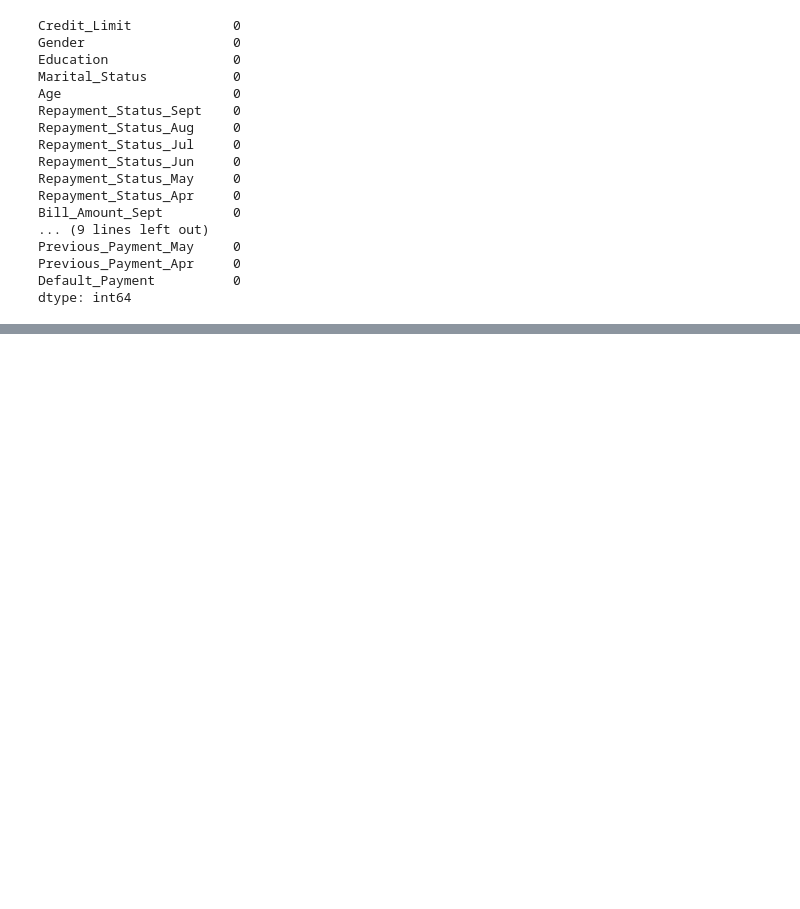
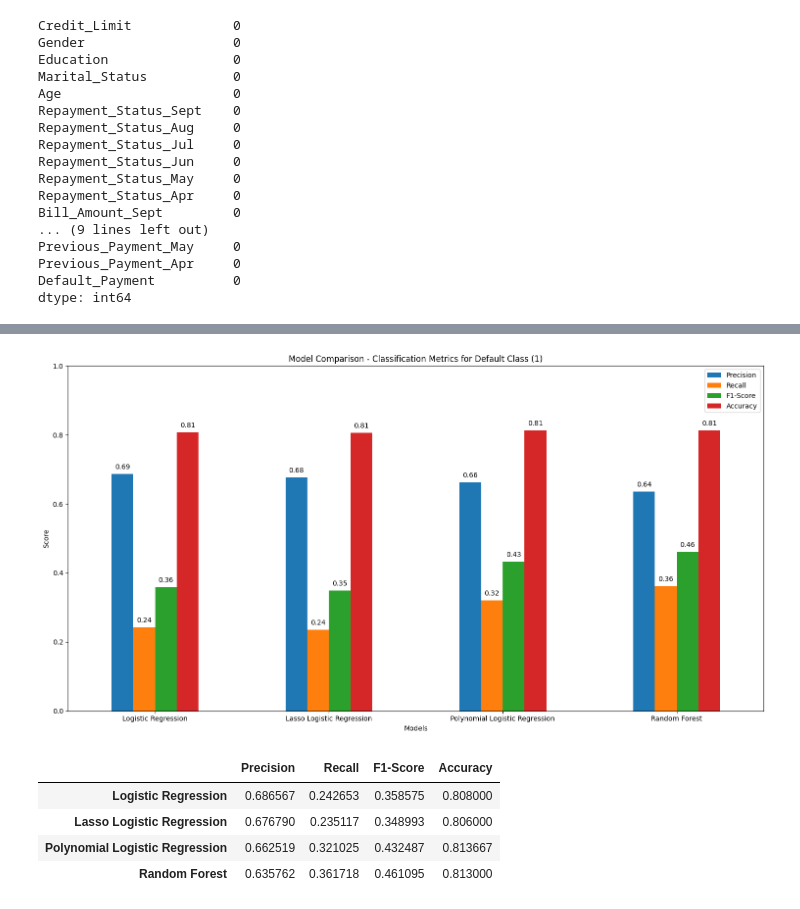
Before and after one commit to licyambrose/CreditCardDefault, a Jupyter notebook: creditcarddefault.ipynb, the cells around one changed output, grey strips where cells are left out. Drawn from its saved outputs; the diff is of its cells as text; code cells hidden in the pictures; blank space fills up the shorter version.

```diff
--- a/creditcarddefault.ipynb
+++ b/creditcarddefault.ipynb
@@ -244,0 +398,13 @@ With final dataset in hand, it is now time to build some models. Here, we build
+# %%
+# Create and train the Random Forest Classifier model
+random_forest = RandomForestClassifier(n_estimators=100, random_state=42)
+random_forest.fit(X_train_scaled, y_train)
+
+# Make predictions
+y_pred_rf = random_forest.predict(X_test_scaled)
+
+# Evaluate the model
+print("Random Forest Classifier Results:")
+print("Accuracy:", accuracy_score(y_test, y_pred_rf))
+print("\nClassification Report:\n", classification_report(y_test, y_pred_rf))
+print("\nConfusion Matrix:\n", confusion_matrix(y_test, y_pred_rf))
@@ -244,0 +432,66 @@ With final dataset in hand, it is now time to build some models. Here, we build
+# %%
+import numpy as np
+
+# Get classification reports as dictionaries
+report_log_reg = classification_report(y_test, y_pred_log_reg, output_dict=True)
+report_log_reg_lasso = classification_report(y_test, y_pred_log_reg_lasso, output_dict=True)
+report_log_reg_poly = classification_report(y_test, y_pred_log_reg_poly, output_dict=True)
+report_rf = classification_report(y_test, y_pred_rf, output_dict=True)
+
+# Extract metrics for class '1' (default) and accuracy
+models = [
+    'Logistic Regression',
+    'Lasso Logistic Regression',
+    'Polynomial Logistic Regression',
+    'Random Forest'
+]
+
+reports = [
+    report_log_reg,
+    report_log_reg_lasso,
+    report_log_reg_poly,
+    report_rf
+]
+
+metrics_data = {
+    'Precision': [],
+    'Recall': [],
+    'F1-Score': [],
+    'Accuracy': []
+}
+
+for report in reports:
+    metrics_data['Precision'].append(report['1']['precision'])
+    metrics_data['Recall'].append(report['1']['recall'])
+    metrics_data['F1-Score'].append(report['1']['f1-score'])
+    metrics_data['Accuracy'].append(report['accuracy'])
+
+df_metrics = pd.DataFrame(metrics_data, index=models)
+
+# Plotting the metrics
+ax = df_metrics.plot(kind='bar', figsize=(15, 8), rot=0)
+plt.title('Model Comparison - Classification Metrics for Default Class (1)')
+plt.ylabel('Score')
+plt.xlabel('Models')
+plt.ylim(0, 1)
+plt.legend(loc='best')
+
+# Add annotations to the bars
+for p in ax.patches:
+    ax.annotate(f'{p.get_height():.2f}',
+                (p.get_x() + p.get_width() / 2., p.get_height()),
+                ha='center', va='center',
+                xytext=(0, 10),
+                textcoords='offset points')
+
+plt.tight_layout()
+plt.show()
+
+display(df_metrics)
+# %% [output]
+[figure, added]
+|  | Precision | Recall | F1-Score | Accuracy |
+| Logistic Regression | 0.686567 | 0.242653 | 0.358575 | 0.808000 |
+| Lasso Logistic Regression | 0.676790 | 0.235117 | 0.348993 | 0.806000 |
+| Polynomial Logistic Regression | 0.662519 | 0.321025 | 0.432487 | 0.813667 |
+| Random Forest | 0.635762 | 0.361718 | 0.461095 | 0.813000 |
```
Also changed, not shown: parts of 14 cells of this notebook.
